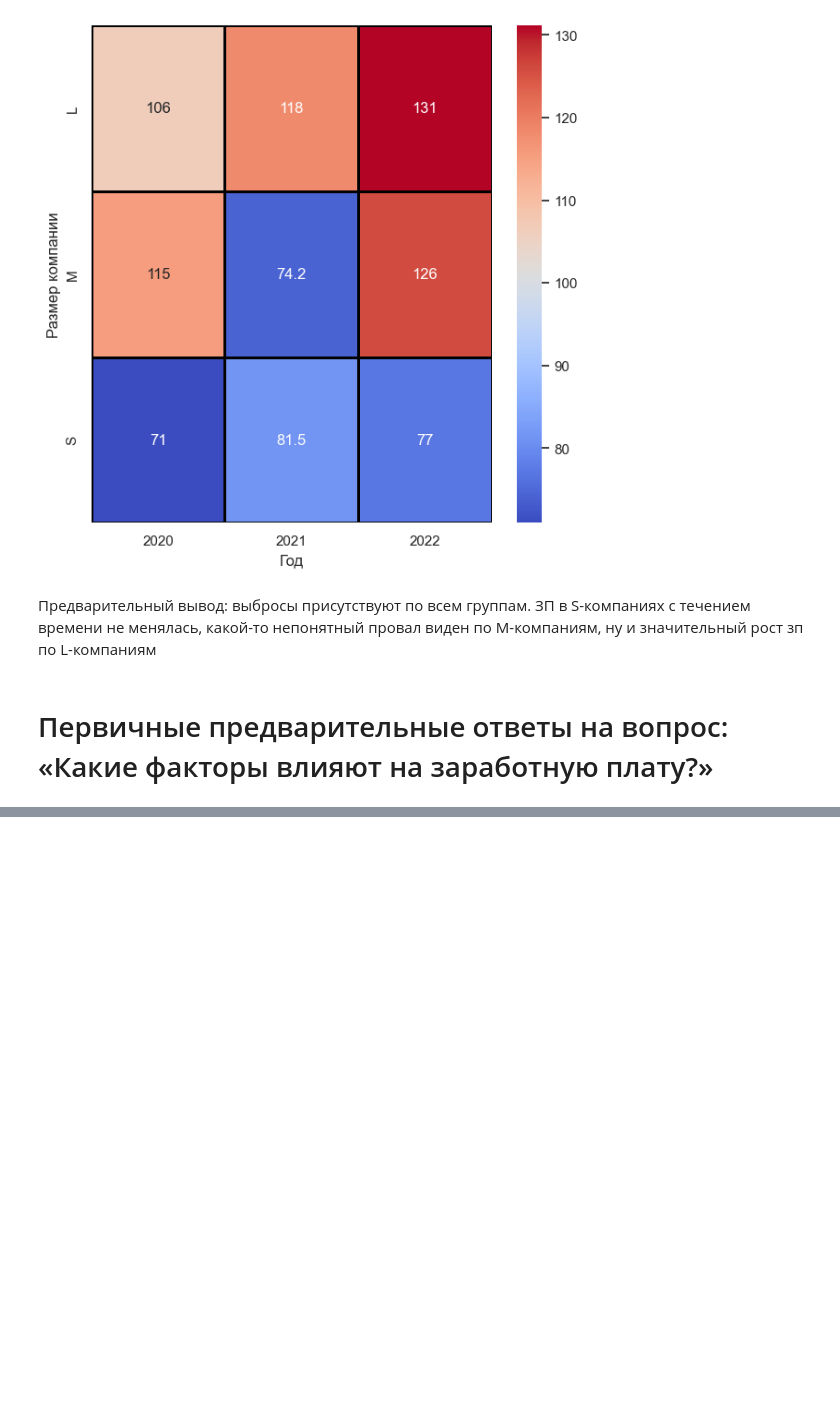
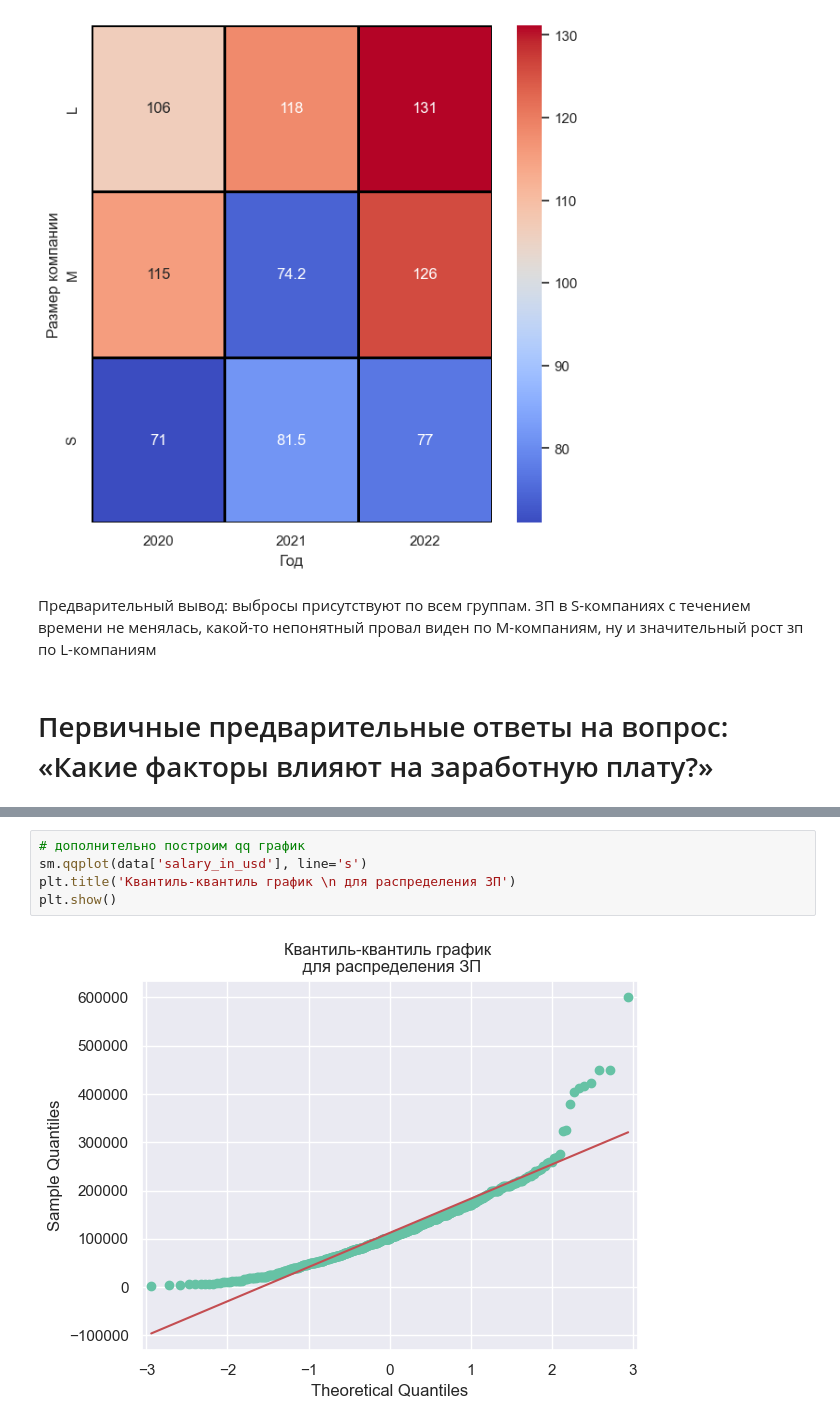
Before and after one commit to schdlr50/SF_EDA_4, a Jupyter notebook: final task.ipynb, the cells around one changed output, grey strips where cells are left out. Cells and saved outputs as stored; diff of their text form; blank space fills up the shorter version.

```diff
--- a/final task.ipynb
+++ b/final task.ipynb
@@ -741,0 +772,7 @@ ax.set(xlabel="Год", ylabel="Размер компании")
+# %%
+# дополнительно построим qq график
+sm.qqplot(data['salary_in_usd'], line='s')
+plt.title('Квантиль-квантиль график \n для распределения ЗП')
+plt.show()
+# %% [output]
+[figure, added]
```
Also changed, not shown: parts of 30 cells of this notebook, 1 other file.
